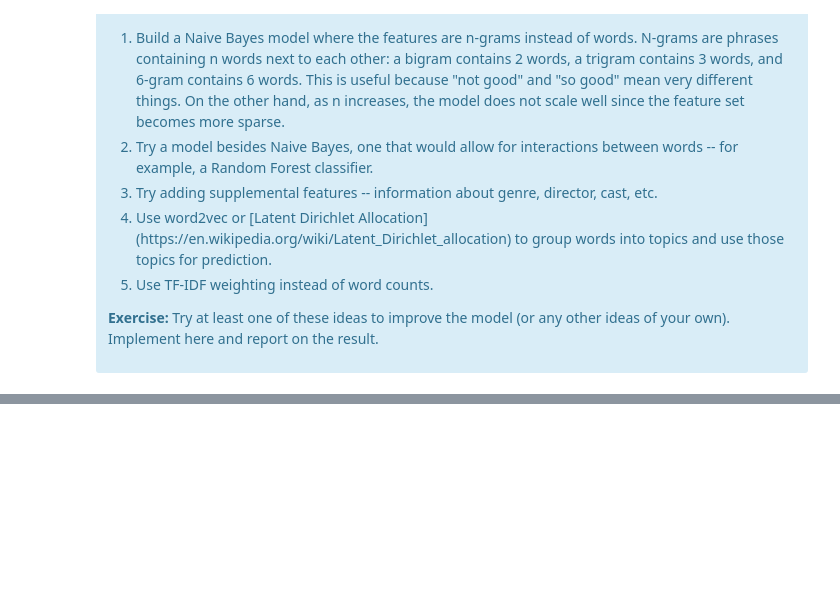
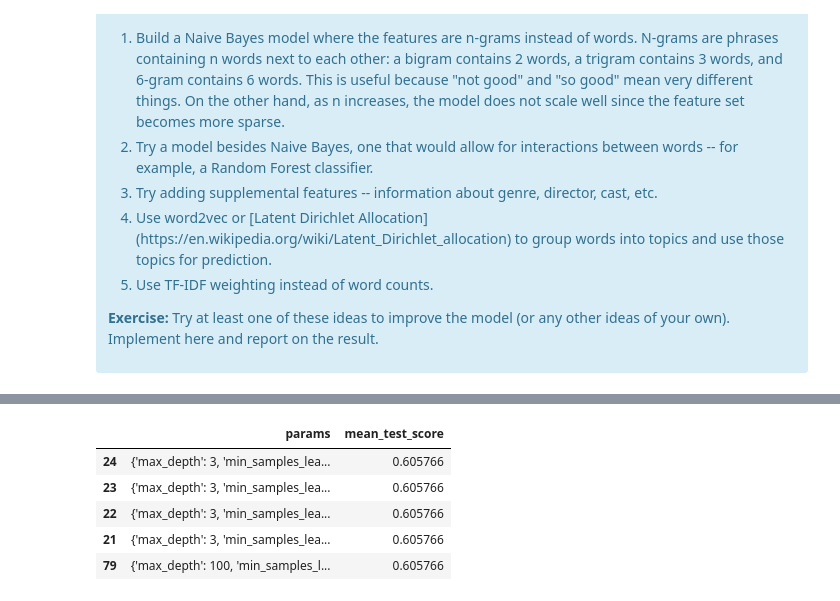
Before and after one commit to Adenordis/Springboard-Exercises, a Jupyter notebook: 10-3_MiniProj_Naive_Bayes/Mini_Project_Naive_Bayes_v1.ipynb, the cells around one changed output, grey strips where cells are left out. Saved outputs shown, nothing was run; the diff lists cells and outputs as text; code cells hidden in the pictures; blank space fills up the shorter version.

```diff
--- a/10-3_MiniProj_Naive_Bayes/Mini_Project_Naive_Bayes.ipynb
+++ b/10-3_MiniProj_Naive_Bayes/Mini_Project_Naive_Bayes_v1.ipynb
@@ -637,0 +727,9 @@ There are several additional things we could try. Try some of these as exercises
+# %%
+rf_cv_results.sort_values('mean_test_score', ascending = False)[['params', 'mean_test_score']].tail()
+# %% [output]
+|  | params | mean_test_score |
+| 24 | {'max_depth': 3, 'min_samples_lea... | 0.605766 |
+| 23 | {'max_depth': 3, 'min_samples_lea... | 0.605766 |
+| 22 | {'max_depth': 3, 'min_samples_lea... | 0.605766 |
+| 21 | {'max_depth': 3, 'min_samples_lea... | 0.605766 |
+| 79 | {'max_depth': 100, 'min_samples_l... | 0.605766 |
```
Also changed, not shown: parts of 15 cells of this notebook, 2 other files.
